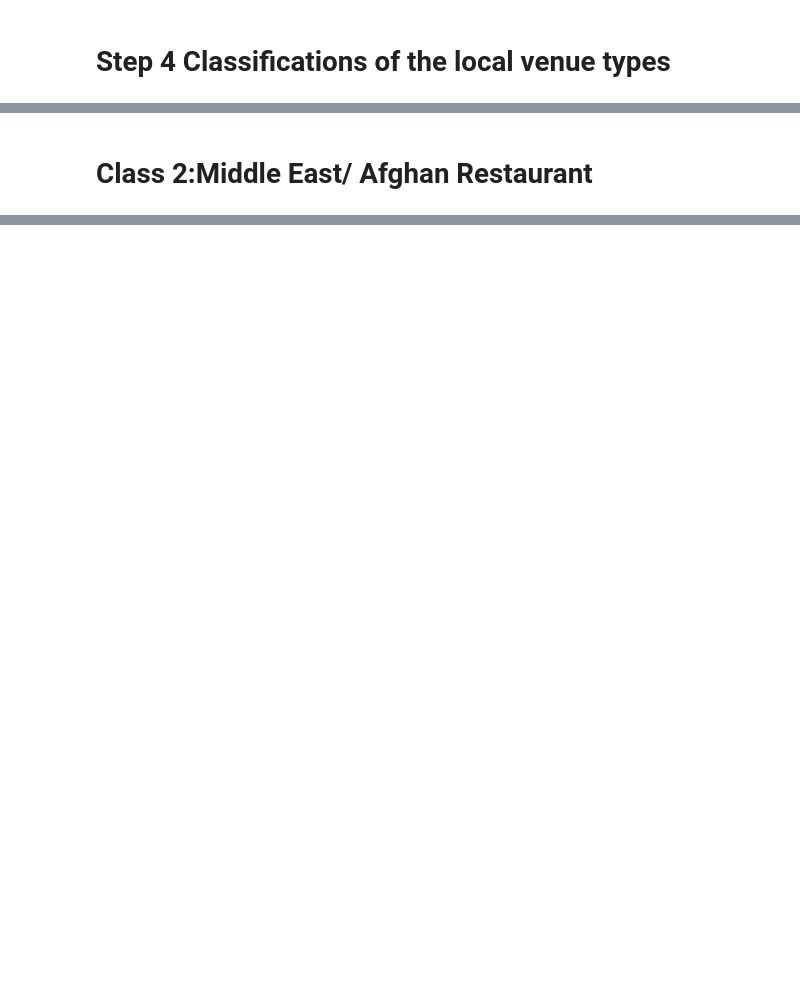
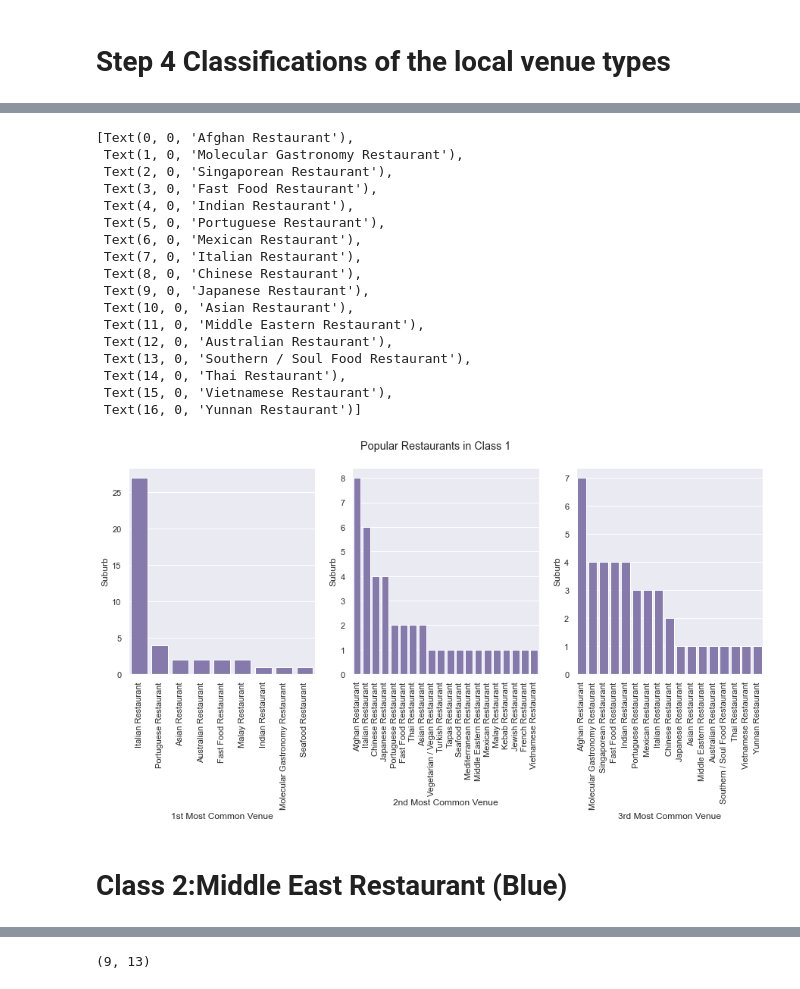
Before and after one commit to xerocopy/Coursera_Adv_DataScience_Capstone, a Jupyter notebook: Final Assignment- Restaurant in Melbourne.ipynb, the cells around one changed output, grey strips where cells are left out. Cells and saved outputs as stored; diff of their text form; code cells hidden in the pictures; blank space fills up the shorter version.

```diff
--- a/Final Assignment- Restaurant in Melbourne.ipynb
+++ b/Final Assignment- Restaurant in Melbourne.ipynb
@@ -818,0 +912,18 @@ Local_merged.loc[Local_merged['Cluster Labels'] == 1, Local_merged.columns[[1] +
+# %%
+loc_cl = loc_cl1
+loc_cl_ct1= loc_cl.groupby('1st Most Common Venue').count()
+loc_cl_ct1=loc_cl_ct1.sort_values(by='Suburb',ascending = False)
+loc_cl_ct1=loc_cl_ct1.reset_index()
+loc_cl_ct1
+
+loc_cl_ct2= loc_cl.groupby('2nd Most Common Venue').count()
+loc_cl_ct2=loc_cl_ct2.sort_values(by='Suburb',ascending = False)
+loc_cl_ct2=loc_cl_ct2.reset_index()
+loc_cl_ct2
+
+loc_cl_ct3= loc_cl.groupby('3rd Most Common Venue').count()
+loc_cl_ct3=loc_cl_ct3.sort_values(by='Suburb',ascending = False)
+loc_cl_ct3=loc_cl_ct3.reset_index()
+loc_cl_ct3
+
+loc_cl_ct3.head()
@@ -819,3 +937,38 @@ Local_merged.loc[Local_merged['Cluster Labels'] == 1, Local_merged.columns[[1] +
+# %%
+sns.set()
+fig, axes = plt.subplots(1, 3, figsize=(15, 5), )
+fig.suptitle('Popular Restaurants in Class 1')
+
+labels1 = loc_cl_ct1['1st Most Common Venue']
+labels2 = loc_cl_ct2['2nd Most Common Venue']
+labels3 = loc_cl_ct3['3rd Most Common Venue']
+
+bar1= sns.barplot(ax=axes[0],x='1st Most Common Venue',y='Suburb',data=loc_cl_ct1, color= 'm')
+bar2= sns.barplot(ax=axes[1],x='2nd Most Common Venue',y='Suburb',data=loc_cl_ct2, color= 'm')
+bar3= sns.barplot(ax=axes[2],x='3rd Most Common Venue',y='Suburb',data=loc_cl_ct3, color= 'm')
+
+bar1.set_xticklabels(labels1, rotation = 90)
+bar2.set_xticklabels(labels2, rotation = 90)
+bar3.set_xticklabels(labels3, rotation = 90)
+# %% [output]
+[Text(0, 0, 'Afghan Restaurant'),
+ Text(1, 0, 'Molecular Gastronomy Restaurant'),
+ Text(2, 0, 'Singaporean Restaurant'),
+ Text(3, 0, 'Fast Food Restaurant'),
+ Text(4, 0, 'Indian Restaurant'),
+ Text(5, 0, 'Portuguese Restaurant'),
+ Text(6, 0, 'Mexican Restaurant'),
+ Text(7, 0, 'Italian Restaurant'),
+ Text(8, 0, 'Chinese Restaurant'),
+ Text(9, 0, 'Japanese Restaurant'),
+ Text(10, 0, 'Asian Restaurant'),
+ Text(11, 0, 'Middle Eastern Restaurant'),
+ Text(12, 0, 'Australian Restaurant'),
+ Text(13, 0, 'Southern / Soul Food Restaurant'),
+ Text(14, 0, 'Thai Restaurant'),
+ Text(15, 0, 'Vietnamese Restaurant'),
+ Text(16, 0, 'Yunnan Restaurant')]
+[figure, added]
 # %% [markdown]
-# Class 2:Middle East/ Afghan Restaurant
+# Class 2:Middle East Restaurant (Blue)
 # %%
@@ -831,3 +985,7 @@ Local_merged.loc[Local_merged['Cluster Labels'] == 2, Local_merged.columns[[1] +
 | 217 | Ascot Vale | 144.91556 | 2.0 | Indian Restaurant | Middle Eastern Restaurant | Molecular Gastronomy Restaurant | ... |
 | 224 | Strathmore | 144.92204 | 2.0 | Middle Eastern Restaurant | Thai Restaurant | Fast Food Restaurant | ... |
 | 225 | Travancore | 144.93285 | 2.0 | Fast Food Restaurant | Middle Eastern Restaurant | Peking Duck Restaurant | ... |
+# %%
+loc_cl2.shape
+# %% [output]
+(9, 13)
```
Also changed, not shown: parts of 28 cells of this notebook.
